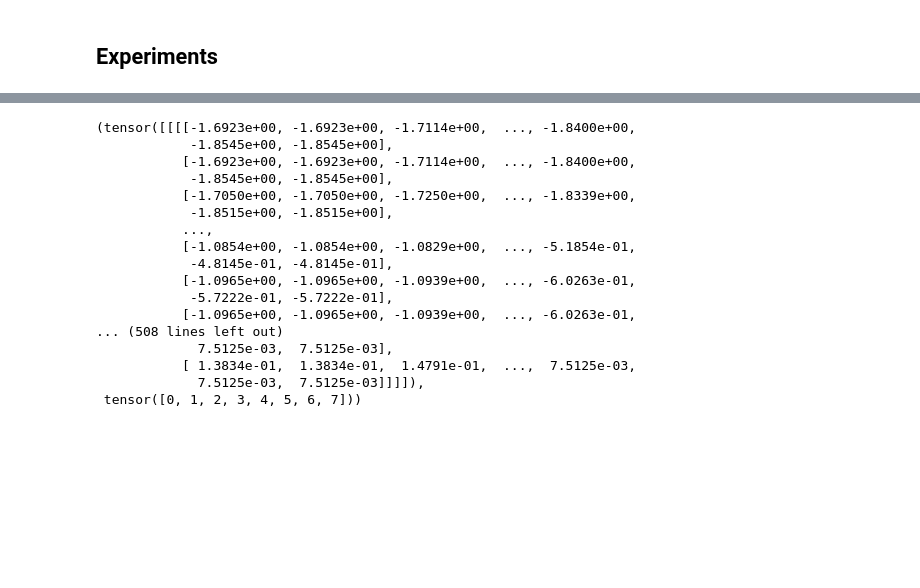
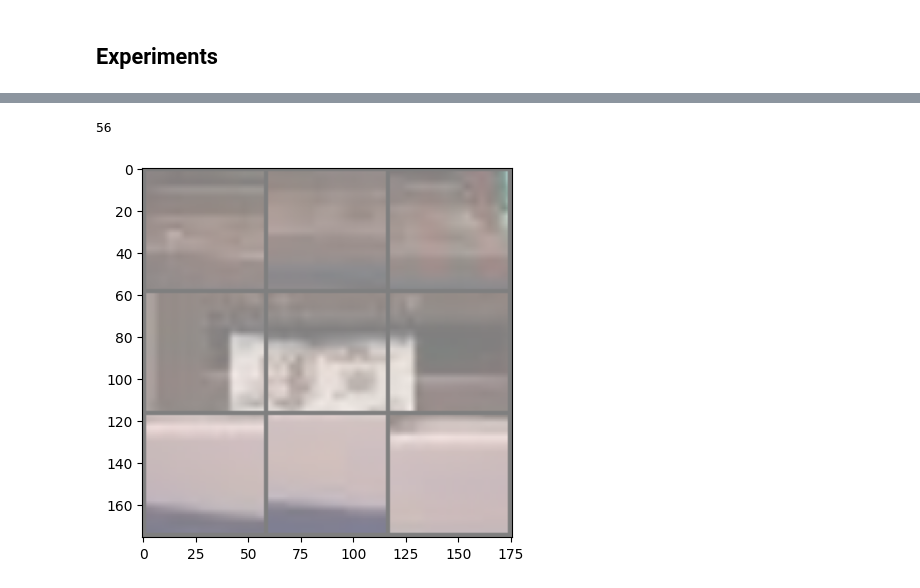
Before and after one commit to fyangch/DeepLearning2022, a Jupyter notebook: DustinNotebook.ipynb, the cells around one changed output, grey strips where cells are left out. Cells and saved outputs as stored; diff of their text form; code cells hidden in the pictures; blank space fills up the shorter version.

Commit message:
add gap and random jitter when cutting patches

```diff
--- a/DustinNotebook.ipynb
+++ b/DustinNotebook.ipynb
@@ -85,0 +140,5 @@ AUGMENTATIONS = [
+# %%
+imshow(torchvision.utils.make_grid(image_to_patches(img), nrow=3))
+# %% [output]
+56
+[figure, added]
@@ -86,22 +347,2 @@ AUGMENTATIONS = [
 # %%
 ds = OurPatchLocalizationDataset(tiny_imagenet)
-# %%
-ds[0]
-# %% [output]
-(tensor([[[[-1.6923e+00, -1.6923e+00, -1.7114e+00,  ..., -1.8400e+00,
-            -1.8545e+00, -1.8545e+00],
-           [-1.6923e+00, -1.6923e+00, -1.7114e+00,  ..., -1.8400e+00,
-            -1.8545e+00, -1.8545e+00],
-           [-1.7050e+00, -1.7050e+00, -1.7250e+00,  ..., -1.8339e+00,
-            -1.8515e+00, -1.8515e+00],
-           ...,
-           [-1.0854e+00, -1.0854e+00, -1.0829e+00,  ..., -5.1854e-01,
-            -4.8145e-01, -4.8145e-01],
-           [-1.0965e+00, -1.0965e+00, -1.0939e+00,  ..., -6.0263e-01,
-            -5.7222e-01, -5.7222e-01],
-           [-1.0965e+00, -1.0965e+00, -1.0939e+00,  ..., -6.0263e-01,
-... (508 lines left out)
-             7.5125e-03,  7.5125e-03],
-           [ 1.3834e-01,  1.3834e-01,  1.4791e-01,  ...,  7.5125e-03,
-             7.5125e-03,  7.5125e-03]]]]),
- tensor([0, 1, 2, 3, 4, 5, 6, 7]))
```
Also changed, not shown: parts of 21 cells of this notebook, 1 other file.
